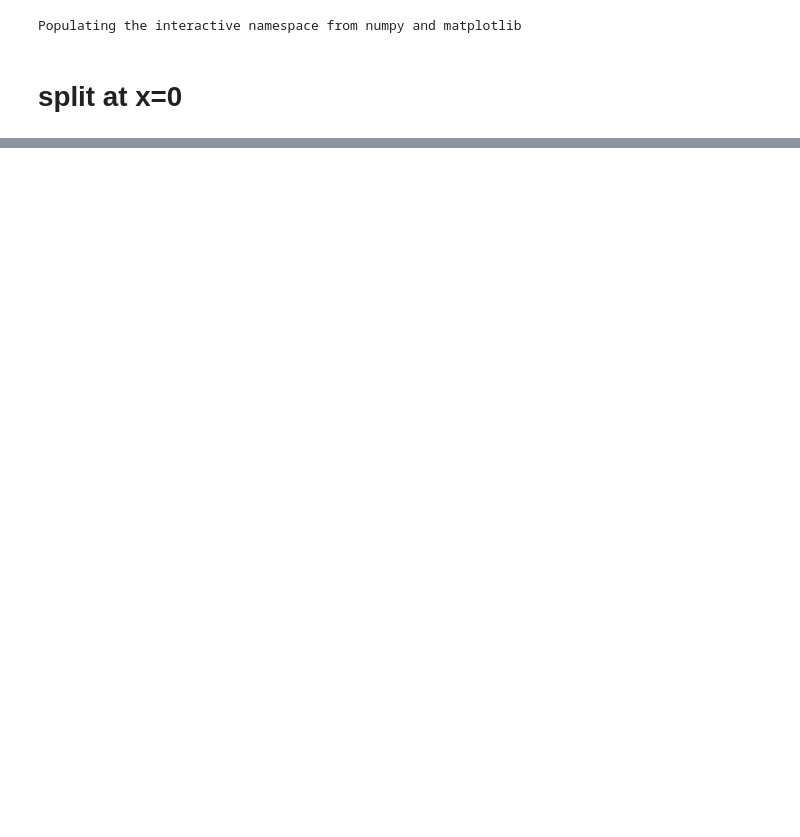
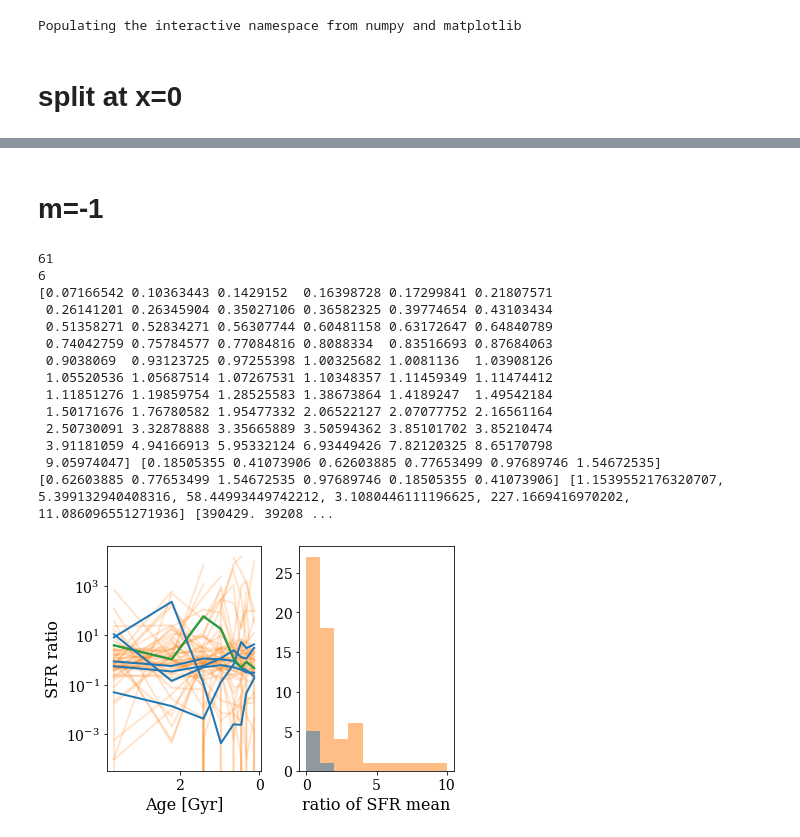
Before and after one commit to ekta1224/IllustrisAD, a Jupyter notebook: phast/SFR_ratios_Cycle29.ipynb, the cells around one changed output, grey strips where cells are left out. Drawn from its saved outputs; the diff is of its cells as text; code cells hidden in the pictures; blank space fills up the shorter version.

```diff
--- a/phast/SFR_ratios_Cycle29.ipynb
+++ b/phast/SFR_ratios_Cycle29.ipynb
@@ -41,0 +233,71 @@ plt.ylim(1e-6, 1e4)
+# %% [markdown]
+# m=-1
+# %%
+plt.figure()
+ax = subplot(121)
+ax2 = subplot(122)
+ids0 = np.loadtxt('M31analogs_noMM8Gyr_mstar.txt') #61
+print(len(ids0))
+
+noMM_max = []
+MM_max = []
+
+noMM_avg = []
+MM_avg = []
+
+for id in ids0:
+    id = int(id)
+    data = np.loadtxt('%s_SFR_time_avg_norecentMM_m-1split.txt'%id)
+    ratio = data[:,1]/data[:,2]
+    noMM_avg.append(np.mean(data[:,1])/np.mean(data[:,2]))
+    times = list(data[:,0])
+    noMM_max.append(np.max(ratio))
+    ax.plot(times,ratio,color='C1',alpha=0.2)
+
+ids = np.loadtxt('M31analogs_MM1_4Gyr_mstar.txt')
+print(len(ids))
+
+for id in ids:
+    id = int(id)
+    data = np.loadtxt('%s_SFR_time_avg_recentMM_m-1split.txt'%id)
+    ratio = data[:,1]/data[:,2]
+    MM_avg.append(np.mean(data[:,1])/np.mean(data[:,2]))
+    times = list(data[:,0])
+    MM_max.append(np.max(ratio))
+    ax.plot(times,ratio,color='C0', lw=2)
+    if id == 392544:
+        ax.plot(times,ratio,color='C2', lw=2)
+
+ax.set_yscale("log")
+ax.invert_xaxis()
+ax.set_xlabel('Age [Gyr]')
+ax.set_ylabel('SFR ratio')
+#ax.set_ylim(0,10000)
+
+
+
+noMM_avg = np.nan_to_num(noMM_avg)
+MM_avg = np.nan_to_num(MM_avg)
+ax2.hist(noMM_avg, bins=10,range=(0,10), color='C1',alpha=0.5)
+ax2.hist(MM_avg, bins=10, range=(0,10),color='C0',alpha=0.5)
+ax2.set_xlabel('ratio of SFR mean')
+
+print(np.sort(noMM_avg), np.sort(MM_avg))
+print(MM_avg, MM_max, ids)
+plt.tight_layout()
+# %% [output]
+61
+6
+[0.07166542 0.10363443 0.1429152  0.16398728 0.17299841 0.21807571
+ 0.26141201 0.26345904 0.35027106 0.36582325 0.39774654 0.43103434
+ 0.51358271 0.52834271 0.56307744 0.60481158 0.63172647 0.64840789
+ 0.74042759 0.75784577 0.77084816 0.8088334  0.83516693 0.87684063
+ 0.9038069  0.93123725 0.97255398 1.00325682 1.0081136  1.03908126
+ 1.05520536 1.05687514 1.07267531 1.10348357 1.11459349 1.11474412
+ 1.11851276 1.19859754 1.28525583 1.38673864 1.4189247  1.49542184
+ 1.50171676 1.76780582 1.95477332 2.06522127 2.07077752 2.16561164
+ 2.50730091 3.32878888 3.35665889 3.50594362 3.85101702 3.85210474
+ 3.91181059 4.94166913 5.95332124 6.93449426 7.82120325 8.65170798
+ 9.05974047] [0.18505355 0.41073906 0.62603885 0.77653499 0.97689746 1.54672535]
+[0.62603885 0.77653499 1.54672535 0.97689746 0.18505355 0.41073906] [1.1539552176320707, 5.399132940408316, 58.44993449742212, 3.1080446111196625, 227.1669416970202, 11.086096551271936] [390429. 39208 ...
+[figure, added]
```
Also changed, not shown: parts of 7 cells of this notebook, 1 other file.
